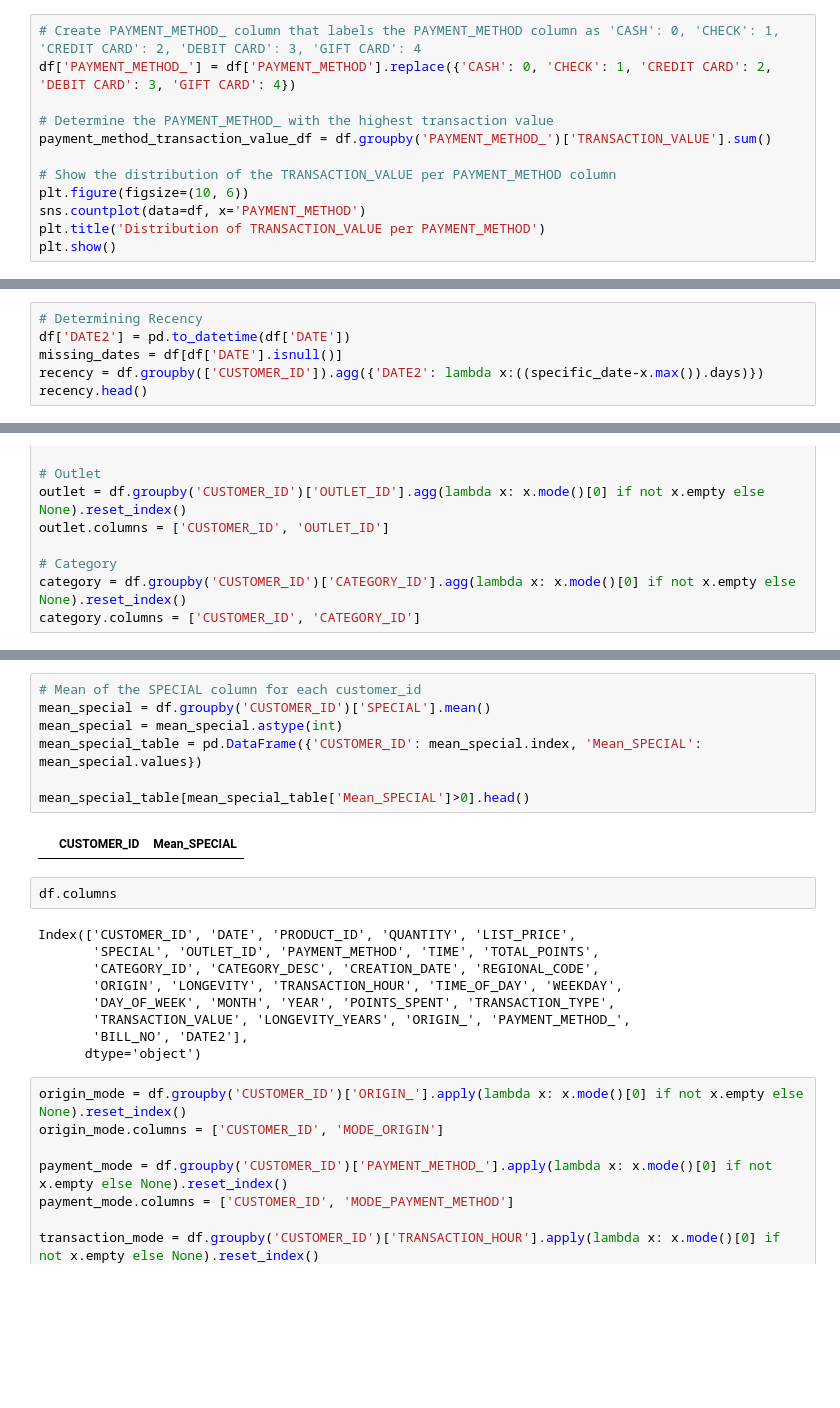
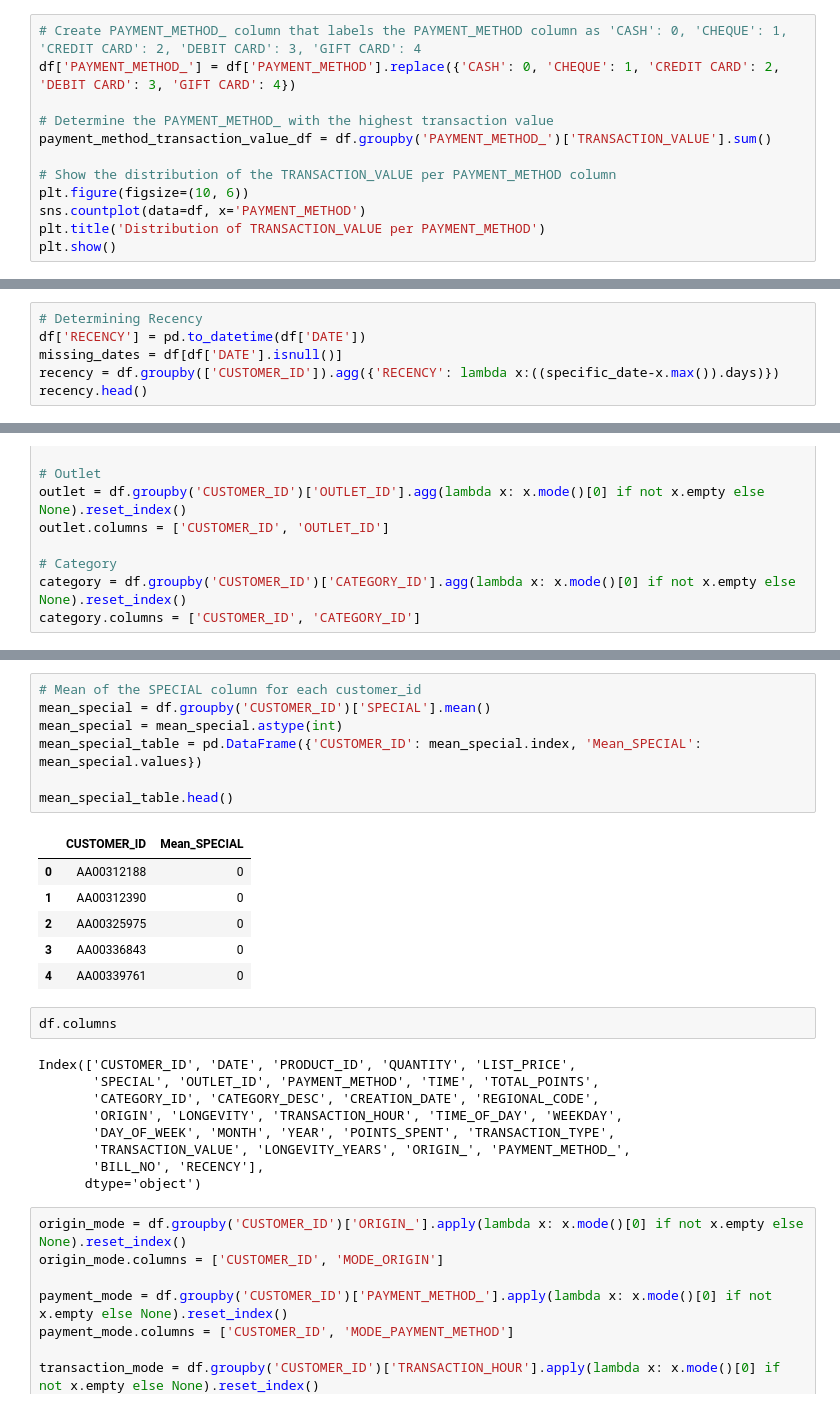
Before and after one commit to PeterBaraka/ml_fieldwork_lab, a Jupyter notebook: seg_preprocess.ipynb, the cells around one changed output, grey strips where cells are left out. Saved outputs shown, nothing was run; the diff lists cells and outputs as text; blank space fills up the shorter version.

```diff
--- a/seg_preprocess.ipynb
+++ b/seg_preprocess.ipynb
@@ -563,8 +562,8 @@ plt.show()
 # %% [output]
 [figure]
 # %%
-# Create PAYMENT_METHOD_ column that labels the PAYMENT_METHOD column as 'CASH': 0, 'CHECK': 1, 'CREDIT CARD': 2, 'DEBIT CARD': 3, 'GIFT CARD': 4
-df['PAYMENT_METHOD_'] = df['PAYMENT_METHOD'].replace({'CASH': 0, 'CHECK': 1, 'CREDIT CARD': 2, 'DEBIT CARD': 3, 'GIFT CARD': 4})
+# Create PAYMENT_METHOD_ column that labels the PAYMENT_METHOD column as 'CASH': 0, 'CHEQUE': 1, 'CREDIT CARD': 2, 'DEBIT CARD': 3, 'GIFT CARD': 4
+df['PAYMENT_METHOD_'] = df['PAYMENT_METHOD'].replace({'CASH': 0, 'CHEQUE': 1, 'CREDIT CARD': 2, 'DEBIT CARD': 3, 'GIFT CARD': 4})
 
 # Determine the PAYMENT_METHOD_ with the highest transaction value
 payment_method_transaction_value_df = df.groupby('PAYMENT_METHOD_')['TRANSACTION_VALUE'].sum()
@@ -607,8 +606,8 @@ freq.head()
 | AA00339761 | 59 |
 # %%
 # Determining Recency
-df['DATE2'] = pd.to_datetime(df['DATE'])
+df['RECENCY'] = pd.to_datetime(df['DATE'])
 missing_dates = df[df['DATE'].isnull()]
-recency = df.groupby(['CUSTOMER_ID']).agg({'DATE2': lambda x:((specific_date-x.max()).days)})
+recency = df.groupby(['CUSTOMER_ID']).agg({'RECENCY': lambda x:((specific_date-x.max()).days)})
 recency.head()
 # %% [output]
@@ -658,12 +657,17 @@ percentage_special_table[percentage_special_table['Percentage_SPECIAL']>0].head(
 # %%
 # Mean of the SPECIAL column for each customer_id
 mean_special = df.groupby('CUSTOMER_ID')['SPECIAL'].mean()
 mean_special = mean_special.astype(int)
 mean_special_table = pd.DataFrame({'CUSTOMER_ID': mean_special.index, 'Mean_SPECIAL': mean_special.values})
 
-mean_special_table[mean_special_table['Mean_SPECIAL']>0].head()
+mean_special_table.head()
 # %% [output]
 |  | CUSTOMER_ID | Mean_SPECIAL |
+| 0 | AA00312188 | 0 |
+| 1 | AA00312390 | 0 |
+| 2 | AA00325975 | 0 |
+| 3 | AA00336843 | 0 |
+| 4 | AA00339761 | 0 |
 # %%
 df.columns
 # %% [output]
@@ -673,7 +677,7 @@ Index(['CUSTOMER_ID', 'DATE', 'PRODUCT_ID', 'QUANTITY', 'LIST_PRICE',
        'ORIGIN', 'LONGEVITY', 'TRANSACTION_HOUR', 'TIME_OF_DAY', 'WEEKDAY',
        'DAY_OF_WEEK', 'MONTH', 'YEAR', 'POINTS_SPENT', 'TRANSACTION_TYPE',
        'TRANSACTION_VALUE', 'LONGEVITY_YEARS', 'ORIGIN_', 'PAYMENT_METHOD_',
-       'BILL_NO', 'DATE2'],
+       'BILL_NO', 'RECENCY'],
       dtype='object')
 # %%
 origin_mode = df.groupby('CUSTOMER_ID')['ORIGIN_'].apply(lambda x: x.mode()[0] if not x.empty else None).reset_index()
```
Also changed, not shown: parts of 25 cells of this notebook, 1 other file.
